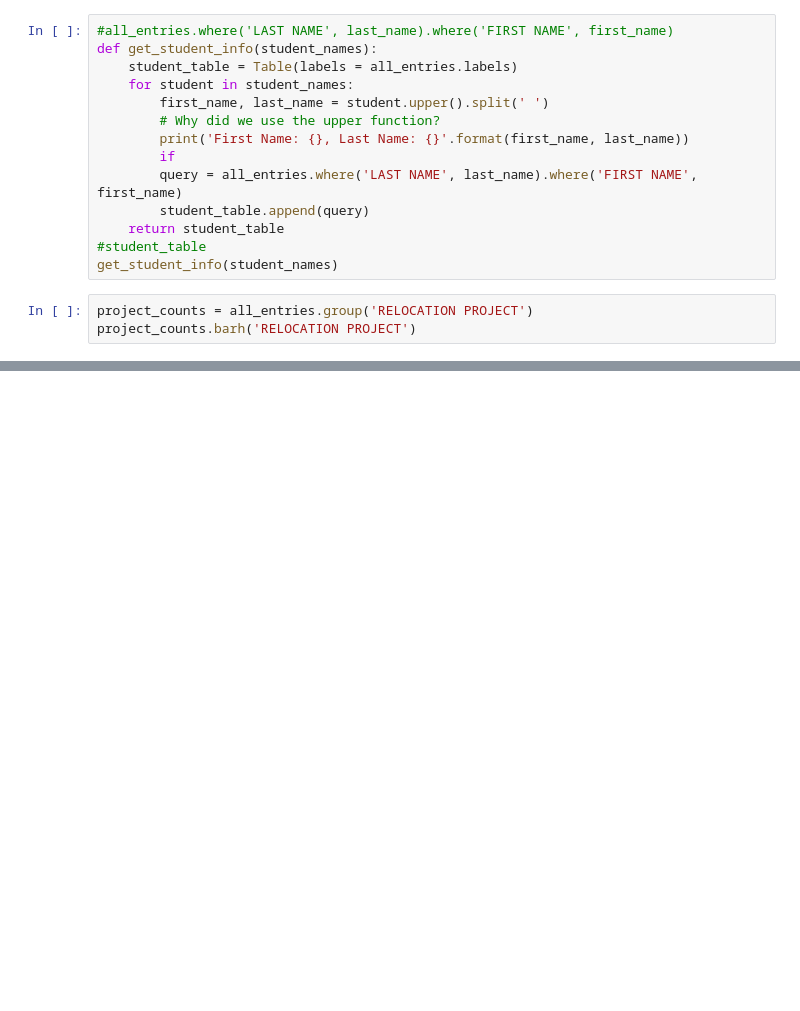
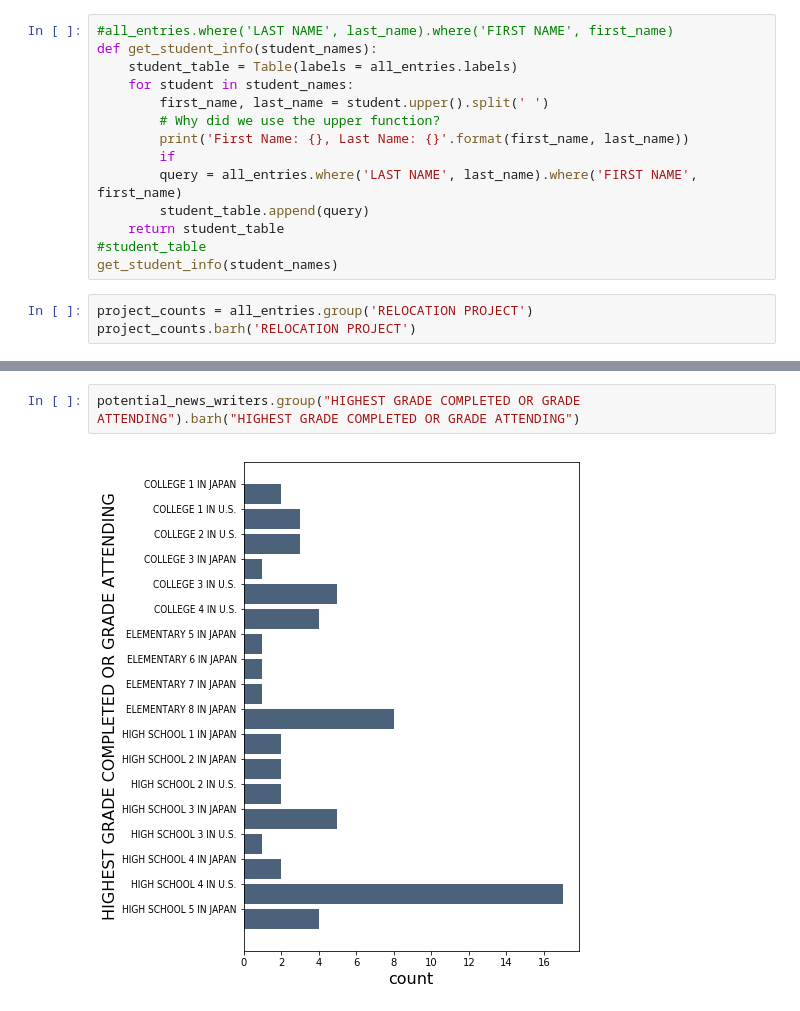
Before and after one commit to data-8/history-88, a Jupyter notebook: query_students.ipynb, the cells around one changed output, grey strips where cells are left out. Cells and saved outputs as stored; diff of their text form; blank space fills up the shorter version.

```diff
--- a/query_students.ipynb
+++ b/query_students.ipynb
@@ -45,0 +101,4 @@ project_counts.barh('RELOCATION PROJECT')
+# %%
+potential_news_writers.group("HIGHEST GRADE COMPLETED OR GRADE ATTENDING").barh("HIGHEST GRADE COMPLETED OR GRADE ATTENDING")
+# %% [output]
+[figure, added]
```
Also changed, not shown: parts of 11 cells of this notebook, 2 other files.
